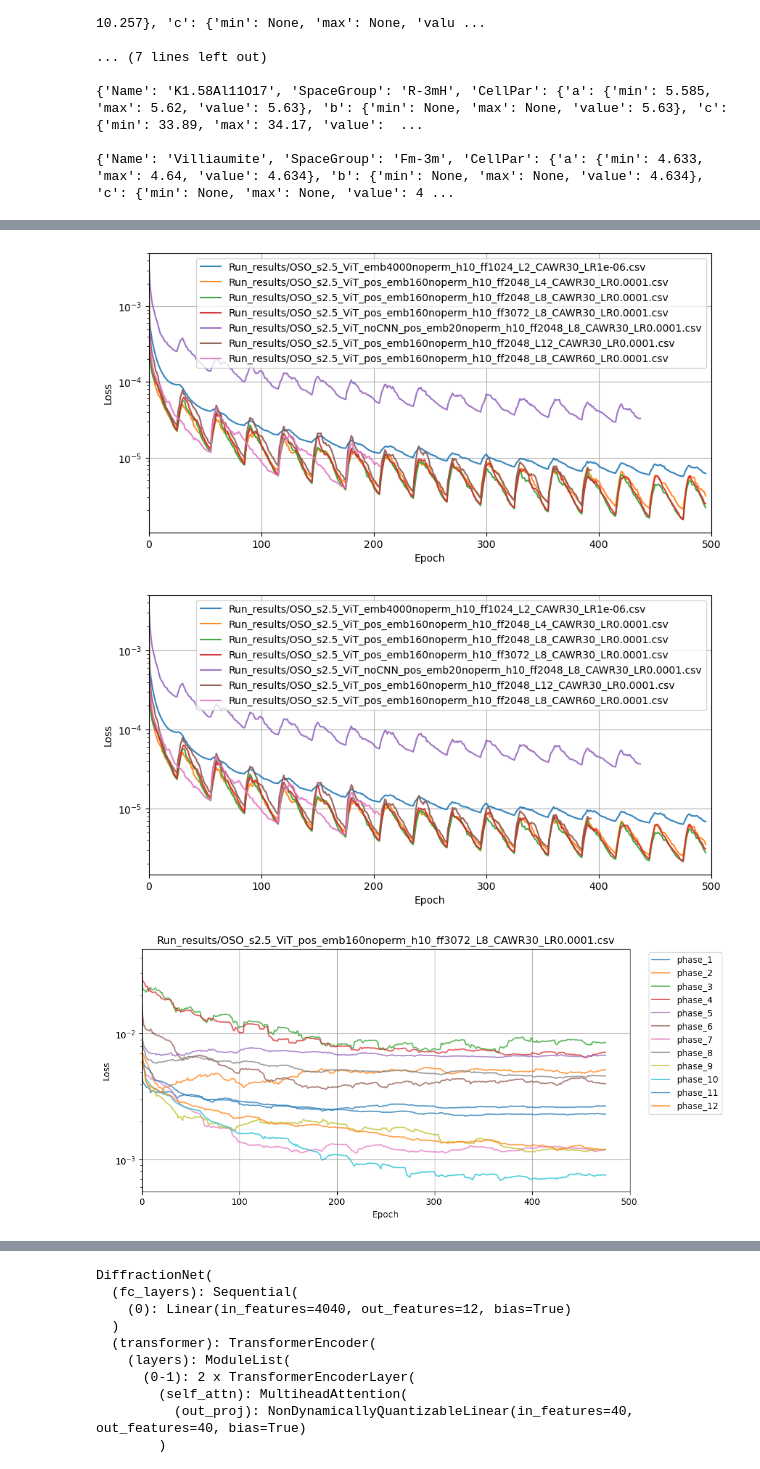
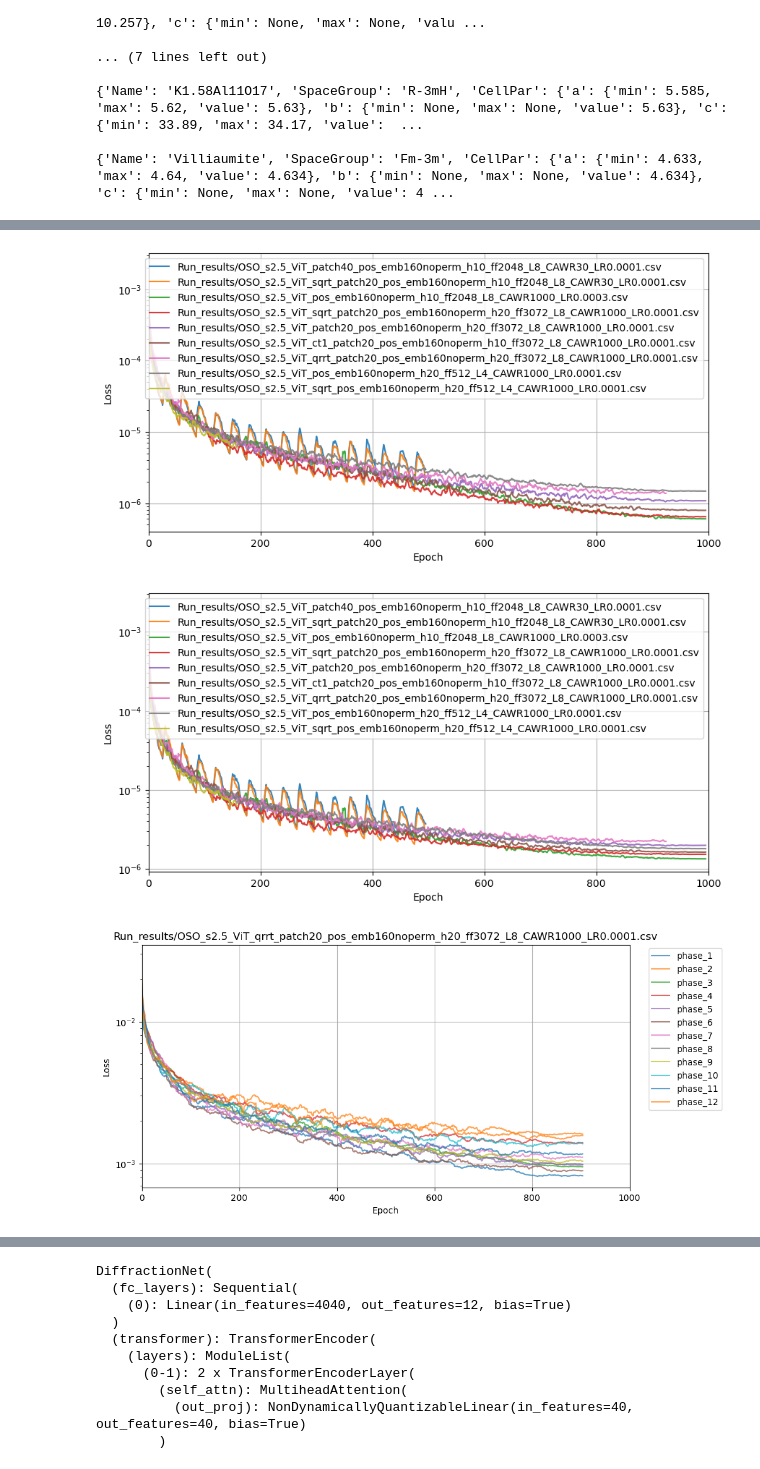
Before and after one commit to VladimirStanovov/DiffractNet, a Jupyter notebook: NN_QPA_OSO/DiffractNet_Results_Analysis.ipynb, the cells around one changed output, grey strips where cells are left out. Drawn from its saved outputs; the diff is of its cells as text; code cells hidden in the pictures.

```diff
--- a/NN_QPA_OSO/DiffractNet_Results_Analysis.ipynb
+++ b/NN_QPA_OSO/DiffractNet_Results_Analysis.ipynb
@@ -295,15 +295,27 @@ Res_names = ['Run_results/OSO_s2.5_ViT_emb40_h10_ff64_L4_CAWR30_LR0.0001.csv',
              'Run_results/OSO_s2.5_ViT_noCNN_pos_emb20noperm_h10_ff2048_L8_CAWR30_LR0.0001.csv',
              'Run_results/OSO_s2.5_ViT_pos_emb160noperm_h10_ff2048_L12_CAWR30_LR0.0001.csv',
              'Run_results/OSO_s2.5_ViT_pos_emb160noperm_h10_ff2048_L8_CAWR60_LR0.0001.csv',
+             'Run_results/OSO_s2.5_ViT_pos_emb160noperm_h10_ff2048_L8_CAWR30_LR0.0003.csv',
+             'Run_results/OSO_s2.5_ViT_pos_emb160noperm_h10_ff2048_L8_CAWR500_LR0.0001.csv',
+             'Run_results/OSO_s2.5_ViT_pos_emb160noperm_h10_ff2048_L8_CAWR30_LR1e-05.csv',
+             'Run_results/OSO_s2.5_ViT_patch40_pos_emb160noperm_h10_ff2048_L8_CAWR30_LR0.0001.csv',
+             'Run_results/OSO_s2.5_ViT_sqrt_patch20_pos_emb160noperm_h10_ff2048_L8_CAWR30_LR0.0001.csv',
+             'Run_results/OSO_s2.5_ViT_pos_emb160noperm_h10_ff2048_L8_CAWR1000_LR0.0003.csv',
+             'Run_results/OSO_s2.5_ViT_sqrt_patch20_pos_emb160noperm_h20_ff3072_L8_CAWR1000_LR0.0001.csv',
+             'Run_results/OSO_s2.5_ViT_patch20_pos_emb160noperm_h20_ff3072_L8_CAWR1000_LR0.0001.csv',
+             'Run_results/OSO_s2.5_ViT_ct1_patch20_pos_emb160noperm_h10_ff3072_L8_CAWR1000_LR0.0001.csv',
+             'Run_results/OSO_s2.5_ViT_qrrt_patch20_pos_emb160noperm_h20_ff3072_L8_CAWR1000_LR0.0001.csv',
+             'Run_results/OSO_s2.5_ViT_pos_emb160noperm_h20_ff512_L4_CAWR1000_LR0.0001.csv',
+             'Run_results/OSO_s2.5_ViT_sqrt_pos_emb160noperm_h20_ff512_L4_CAWR1000_LR0.0001.csv',
             ]
 dfs = []
 for rn in Res_names:
     dfs.append(pd.read_csv(rn,delimiter=';'))
 #print(dfs)
 # %%
-df_num = 5
+df_num = 37
 start = 0
-end = 500
+end = 1000
 SampleNames = ['Train Loss','Test Loss','Exp_Diff']
 fig,ax = plt.subplots(figsize=(10,5))
 for i in range(len(SampleNames)):
@@ -323,12 +335,12 @@ plt.show()
 # %%
-df_nums = [21,22,23,24,25,26,27]
+df_nums = [31,32,33,34,35,36,37,38,39] #23,24,28,29,30,
 start = 0
-end = 500
+end = 1000
 SampleName = 'Exp_Diff'#'Train Loss'#'Train Loss'
 fig,ax = plt.subplots(figsize=(10,5))
 for i in range(len(df_nums)):
     tempdata = dfs[df_nums[i]][f'{SampleName}'].to_numpy()
-    tempdata = smooth(tempdata, window_size=5)
+    tempdata = smooth(tempdata, window_size=25)
     ax.plot((tempdata),label=f'{Res_names[df_nums[i]]}',alpha=0.9)
 ax.set_xlabel('Epoch')
 ax.set_ylabel('Loss')
@@ -341,0 +354,8 @@ plt.show()
+# %%
+SampleName = 'Exp_Diff'#'Train Loss'#'Train Loss'
+str1 = ""
+for i in range(len(df_nums)):
+    tempdata = dfs[df_nums[i]][f'{SampleName}'].to_numpy()
+    tempdata = smooth(tempdata, window_size=5)
+    str1 += f'{df_nums[i]} {Res_names[df_nums[i]]}\t{np.mean(tempdata[-50:-1]):.3g}\n'
+print(str1)
@@ -342,24 +372,20 @@ plt.show()
 # %%
-start = 0
-end = 500
 SampleName = 'Train Loss'#'Train Loss'
 fig,ax = plt.subplots(figsize=(10,5))
 for i in range(len(df_nums)):
     tempdata = dfs[df_nums[i]][f'{SampleName}'].to_numpy()
     tempdata = smooth(tempdata, window_size=5)
     ax.plot((tempdata),label=f'{Res_names[df_nums[i]]}',alpha=0.9)
 ax.set_xlabel('Epoch')
 ax.set_ylabel('Loss')
 ax.set_yscale('log')
 ax.grid(True)
 ax.set_xlim(start,end)
 ax.legend(loc='upper right')
 plt.show()
 # %% [output]
-[figure, old version]
+[figure, new version]
 # %%
-start = 0
-end = 500
 SampleName = 'Test Loss'
 fig,ax = plt.subplots(figsize=(10,5))
 for i in range(len(df_nums)):
@@ -374,12 +400,10 @@ ax.set_xlim(start,end)
 ax.legend(loc='upper right')
 plt.show()
 # %% [output]
-[figure, old version]
+[figure, new version]
 # %%
-SampleName = 'Exp'
-df_num = 24
-start = 0
-end = 500
+SampleName = 'Train'
+df_num = 37
 fig,ax = plt.subplots(figsize=(10,5))
 for i in range(12):
     tempdata = dfs[df_num][f'{SampleName}_{i+1}'].to_numpy()
@@ -395,4 +419,4 @@ ax.set_xlim(start,end)
 ax.legend(bbox_to_anchor=(1.03, 0.3), loc='lower left')
 plt.show()
 # %% [output]
-[figure, old version]
+[figure, new version]
```
Also changed, not shown: parts of 7 cells of this notebook, 21 other files.
